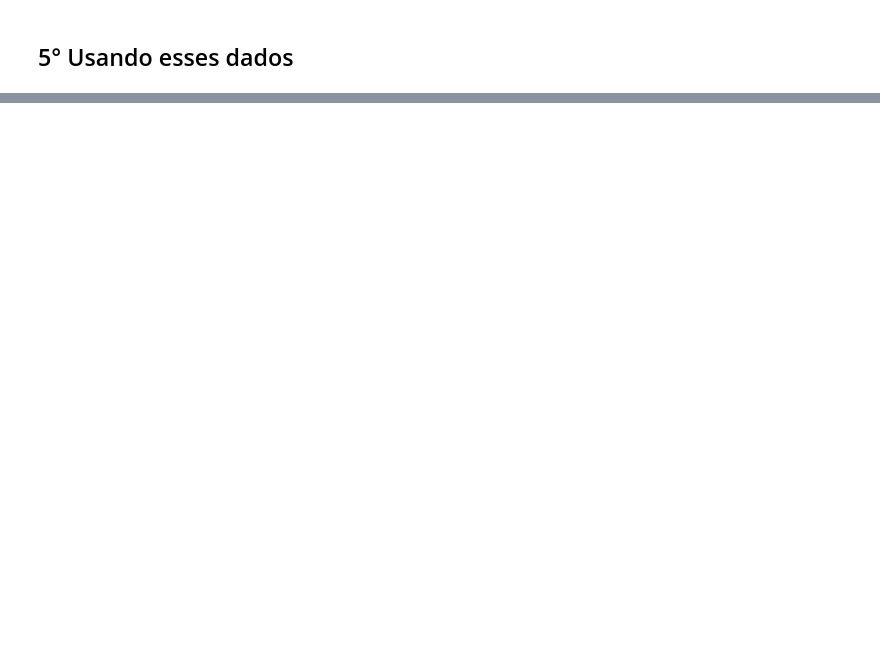
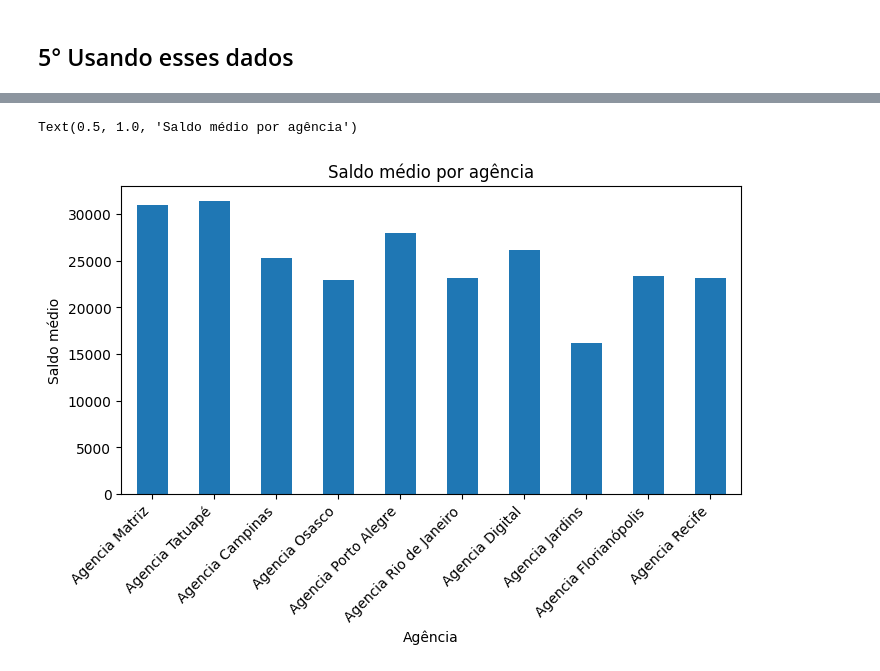
Before and after one commit to renanpan/Projeto_banco_KPI, a Jupyter notebook: lighthouse_DA_project.ipynb, the cells around one changed output, grey strips where cells are left out. Saved outputs shown, nothing was run; the diff lists cells and outputs as text; code cells hidden in the pictures; blank space fills up the shorter version.

```diff
--- a/lighthouse_DA_project.ipynb
+++ b/lighthouse_DA_project.ipynb
@@ -464,0 +405,12 @@ dtype: int64
+# %%
+#Qual o aldo médio por agência?
+saldo_medio_por_agencia = contas.groupby('cod_agencia')['saldo_total'].mean()
+plt.figure(figsize=[8,4])
+saldo_medio_por_agencia.plot(kind='bar')
+plt.ylabel("Saldo médio")
+plt.xlabel('Agência')
+plt.xticks(range(len(nome_agencias)), nome_agencias, rotation=45, ha='right')
+plt.title('Saldo médio por agência')
+# %% [output]
+Text(0.5, 1.0, 'Saldo médio por agência')
+[figure, added]
```
Also changed, not shown: parts of 28 cells of this notebook.
